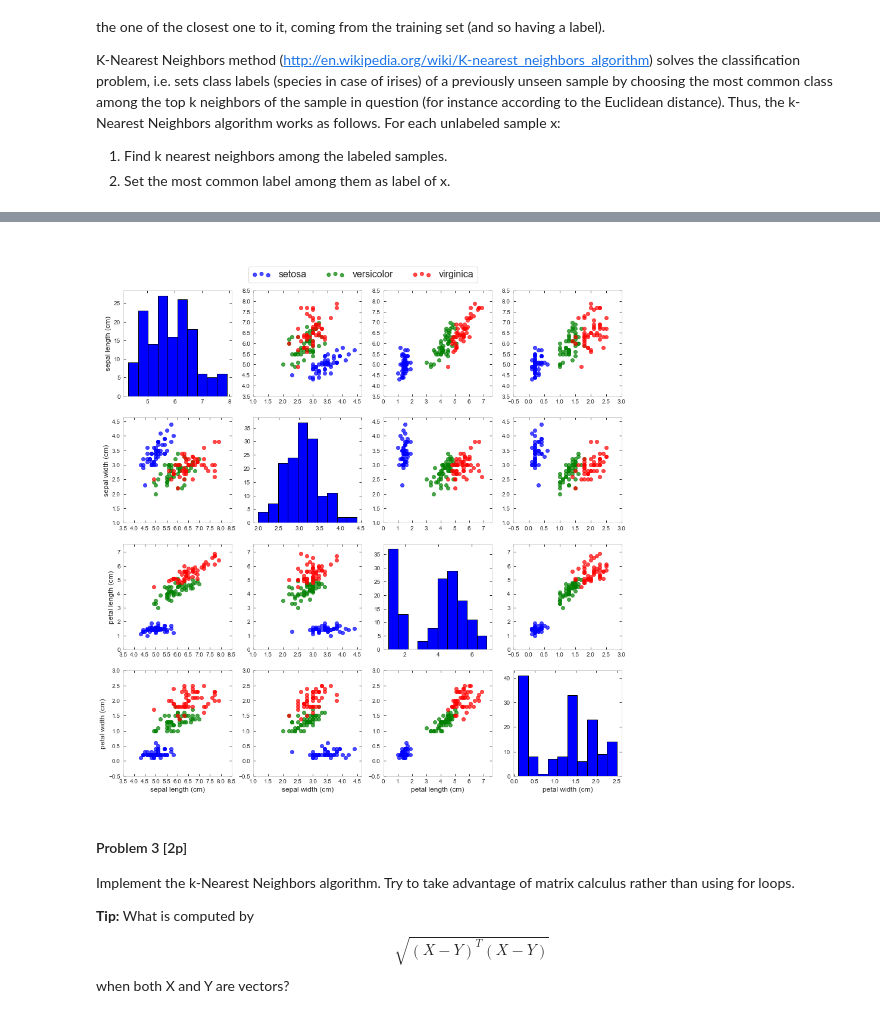
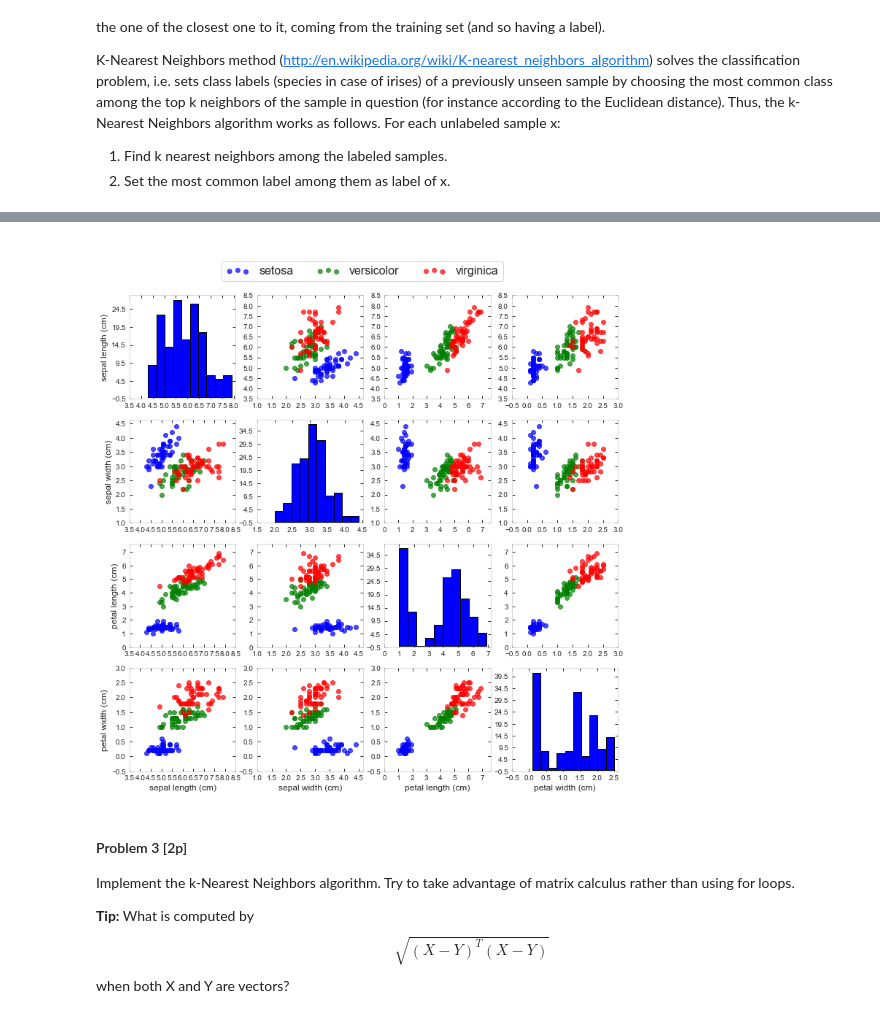
Before and after one commit to derenio/nn_assignments, a Jupyter notebook: assignment1/Assignment1_solutions.ipynb, the cells around one changed output, grey strips where cells are left out. Saved outputs shown, nothing was run; the diff lists cells and outputs as text; code cells hidden in the pictures.

Commit message:
Update "set_ticks_stepsize"

```diff
--- a/assignment1/Assignment1_solutions.ipynb
+++ b/assignment1/Assignment1_solutions.ipynb
@@ -423,21 +423,24 @@ N = len(iris.feature_names)
 
 
 def set_ticks_stepsize(ax):
-    xstart, xend = ax.get_xlim()
-    xstart = np.round(xstart * 2 - 1) / 2
-    xend = np.round(xend * 2 + 1) / 2
-    stepsize = 0.5 if xend - xstart < 6 else 1
-    ax.xaxis.set_ticks(np.arange(xstart, xend, stepsize))
-
-    ystart, yend = ax.get_ylim()
-    ystart = np.round(ystart * 2 - 1) / 2
-    yend = np.round(yend * 2 + 1) / 2
-    stepsize = 0.5 if yend - ystart < 6 else 1
-    ax.yaxis.set_ticks(np.arange(ystart, yend, stepsize))
+    for (start, end), set_ticks in [
+        (ax.get_xlim(), ax.xaxis.set_ticks),
+        (ax.get_ylim(), ax.yaxis.set_ticks)
+    ]:
+        start = np.round(start * 2 - 1) / 2
+        end = np.round(end * 2 + 1) / 2
+        interval = end - start
+        if interval < 6:
+            stepsize = 0.5
+        elif interval < 20:
+            stepsize = 1
+        else:
+            stepsize = 5
+        set_ticks(np.arange(start, end, stepsize))
 
 
 def plot_iris():
-    fig, axs = plt.subplots(nrows=N, ncols=N, figsize=(15.0, 15.0))
+    fig, axs = plt.subplots(nrows=N, ncols=N, figsize=(12.0, 12.0))
     for (row, col), ax in np.ndenumerate(axs):
         ax.grid(False)
         ax.tick_params(
@@ -465,36 +468,36 @@ def plot_iris():
                 target_ids = iris.target == target
                 ax.scatter(
                     col_feature_data[target_ids],
                     row_feature_data[target_ids],
                     label=iris.target_names[target],
                     color="bgr"[target],
                     marker="o",
                     alpha=0.7,
                 )
-            set_ticks_stepsize(ax)
+        set_ticks_stepsize(ax)
         if col == 0:
             row_feature_name = iris.feature_names[row]
             ax.set_ylabel(row_feature_name, fontsize=12)
         if row == N - 1:
             col_feature_name = iris.feature_names[col]
             ax.set_xlabel(col_feature_name, fontsize=12)
 
     legend_ax = axs[0][1]
     handles, labels = legend_ax.get_legend_handles_labels()
     fig.legend(
         handles,
         labels,
-        borderaxespad=3.0,
+        borderaxespad=2.0,
         loc = 'upper center',
         fancybox = True,
         fontsize=16,
         ncol = 3,
         scatterpoints = 3
     )
 
 plot_iris()
 # %% [output]
-[figure, old version]
+[figure, new version]
 # %% [markdown]
 #### Problem 3 [2p]
 
```
Also changed, not shown: parts of 1 cell of this notebook.
